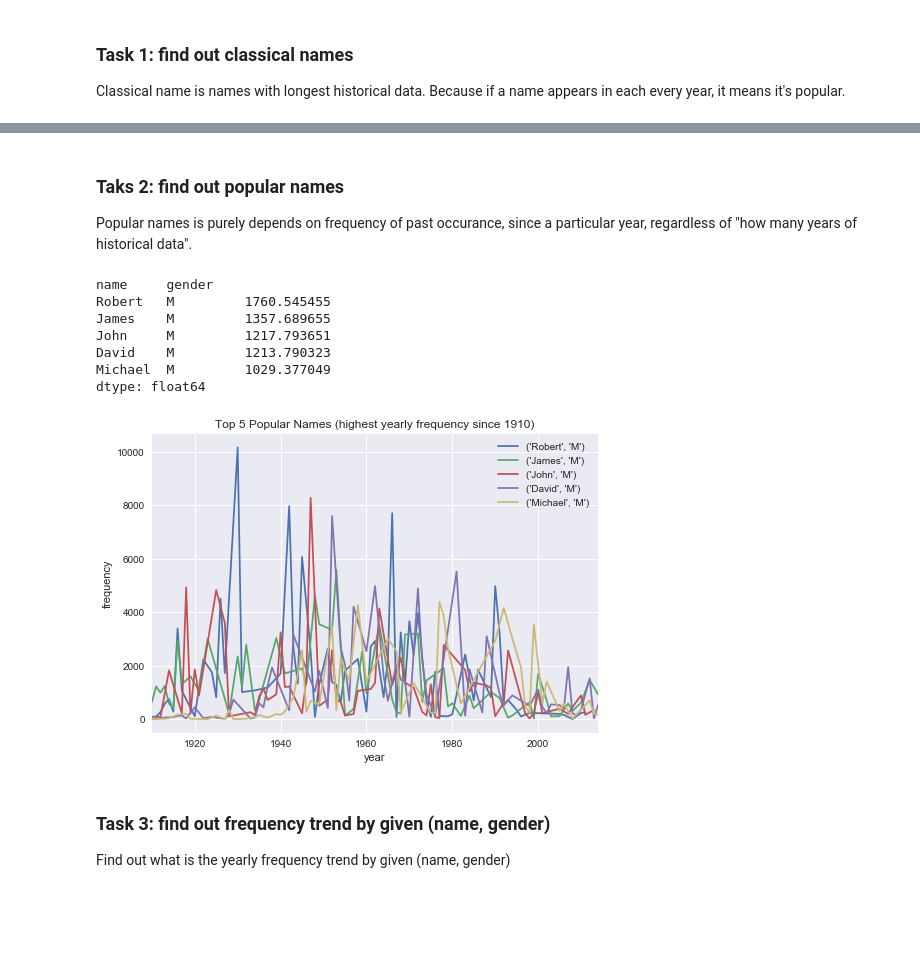
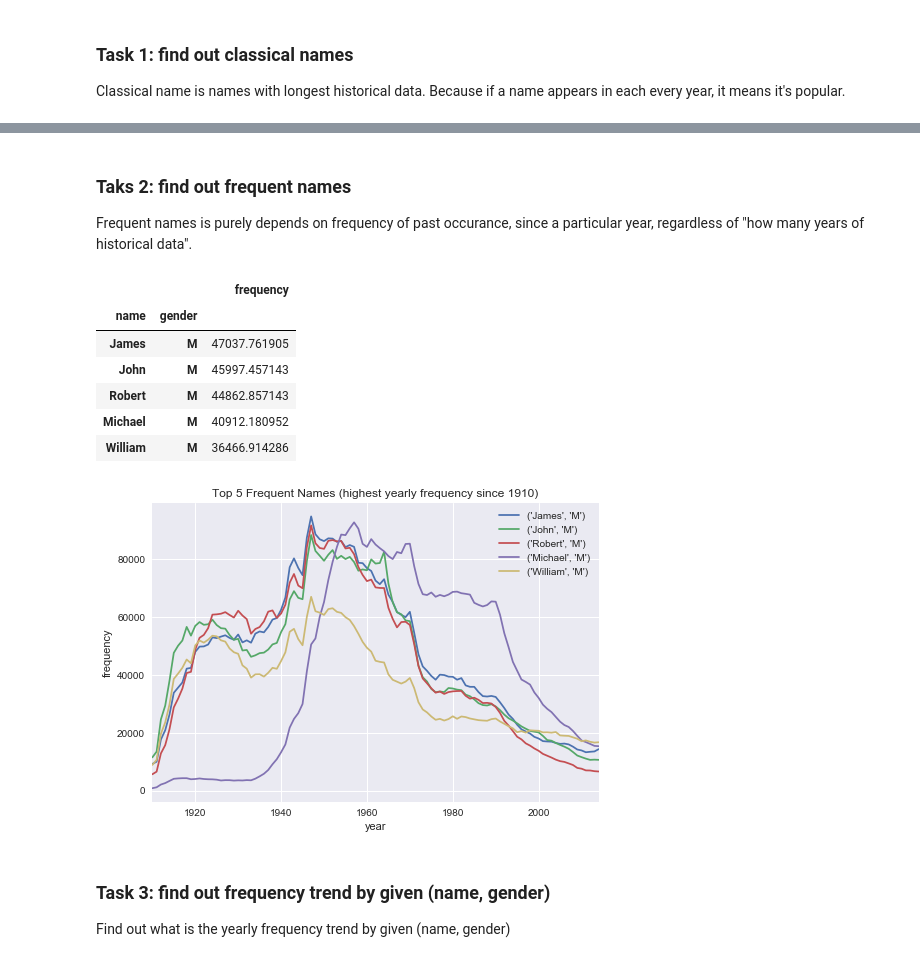
Before and after one commit to tianyu-tristan/babynames, a Jupyter notebook: src/EDA.ipynb, the cells around one changed output, grey strips where cells are left out. Drawn from its saved outputs; the diff is of its cells as text; code cells hidden in the pictures; blank space fills up the shorter version.

```diff
--- a/src/EDA.ipynb
+++ b/src/EDA.ipynb
@@ -88,7 +72,0 @@ name_year_count.head()
-# %%
-# crosstab name and year
-year_name_crosstab = pd.crosstab(index=name_year_count.year, \
-                                 columns=[name_year_count.name,name_year_count.gender],\
-                                 values=name_year_count.frequency,\
-                                 aggfunc=np.sum)
-year_name_crosstab.head()
@@ -104,0 +73,4 @@ year_name_crosstab.head()
+# %%
+name_year_count = raw_nat_sample.copy()
+name_year_count['history'] = name_year_count.groupby(['name','gender'])['year'].transform('count')
+name_year_count.head(10)
@@ -105,7 +90,9 @@ year_name_crosstab.head()
 # %%
 # find names with most long history data
 def get_classical_name_billboard(since=1910):
-    return year_name_crosstab.ix[since:,:].count(axis=0).sort_values(ascending=False)
+    return name_year_count[name_year_count.year >= since].groupby(['name','gender']) \
+    .aggregate({'frequency':sum,'history':min}) \
+    .sort_values(by=['history','frequency'], ascending=False)
 
 #t = get_classical_name_billboard()
 #print(t.ix[(t.index.get_level_values('Rachel',level='name')) & (t.index.get_level_values('F',level='gender'))])
@@ -124,5 +111,5 @@ def find_classical_rank(name,gender,since=1910):
     return billboard[(billboard.name==name) & (billboard.gender==gender)].index[0]+1
 
 
-find_classical_rank('Rachel','F',since=2000)
+find_classical_rank('Rachel','F',since=1910)
 # %% [output]
@@ -154,42 +141,45 @@ plt.ylabel("frequency");
 # %% [markdown]
-### Taks 2: find out popular names
+### Taks 2: find out frequent names
 
-Popular names is purely depends on frequency of past occurance, since a particular year, regardless of "how many years of historical data".
+Frequent names is purely depends on frequency of past occurance, since a particular year, regardless of "how many years of historical data".
 # %%
-def get_popular_name_billboard(since=1910):
+def get_frequent_name_billboard(since=1910):
     '''
     since: begining of year
 
     return: list of [name, gender, avg_year_frequency]
     '''
-    return year_name_crosstab.loc[since:].mean(axis=0,skipna=True).sort_values(ascending=False)
+    return name_year_count[name_year_count.year >= since].groupby(['name','gender']) \
+    .aggregate({'frequency':'mean'}) \
+    .sort_values(by=['frequency'], ascending=False)
+    #return year_name_crosstab.loc[since:].mean(axis=0,skipna=True).sort_values(ascending=False)
 
-get_popular_name_billboard().head()
+get_frequent_name_billboard().head()
 # %% [output]
-name     gender
-Robert   M         1760.545455
-James    M         1357.689655
-John     M         1217.793651
-David    M         1213.790323
-Michael  M         1029.377049
-dtype: float64
+|  |  | frequency |
+| name | gender |  |
+| James | M | 47037.761905 |
+| John | M | 45997.457143 |
+| Robert | M | 44862.857143 |
+| Michael | M | 40912.180952 |
+| William | M | 36466.914286 |
 # %%
 # print the most popular name (name with highest avg yearly frequency across history data)
 
 N = 5
 since=1910
 
-popular_name_billboard = get_popular_name_billboard(since=since)
+frequent_name_billboard = get_frequent_name_billboard(since=since)
 
 for i in range(N):
     # we need this evil for loop, otherwise dropna() is dropping the whole column
-    year_name_crosstab[popular_name_billboard.index[i]].dropna().plot(kind='line');
-plt.legend(popular_name_billboard.index[:N])
-plt.title(f"Top {N} Popular Names (highest yearly frequency since {since})");
+    year_name_crosstab[frequent_name_billboard.index[i]].dropna().plot(kind='line');
+plt.legend(frequent_name_billboard.index[:N])
+plt.title(f"Top {N} Frequent Names (highest yearly frequency since {since})");
 plt.xlabel("year");
 plt.ylabel("frequency");
 # %% [output]
-[figure, old version]
+[figure, new version]
 # %% [markdown]
 ### Task 3: find out frequency trend by given (name, gender)
 
```
Also changed, not shown: parts of 26 cells of this notebook.
